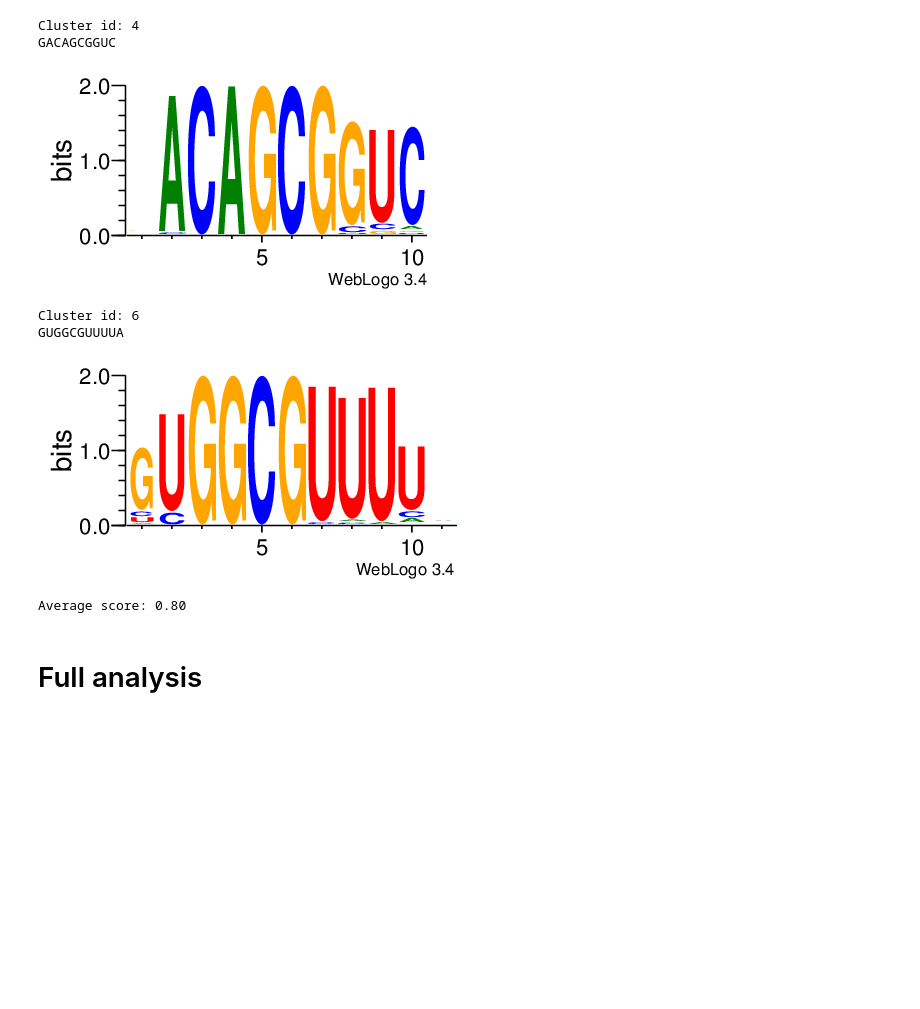
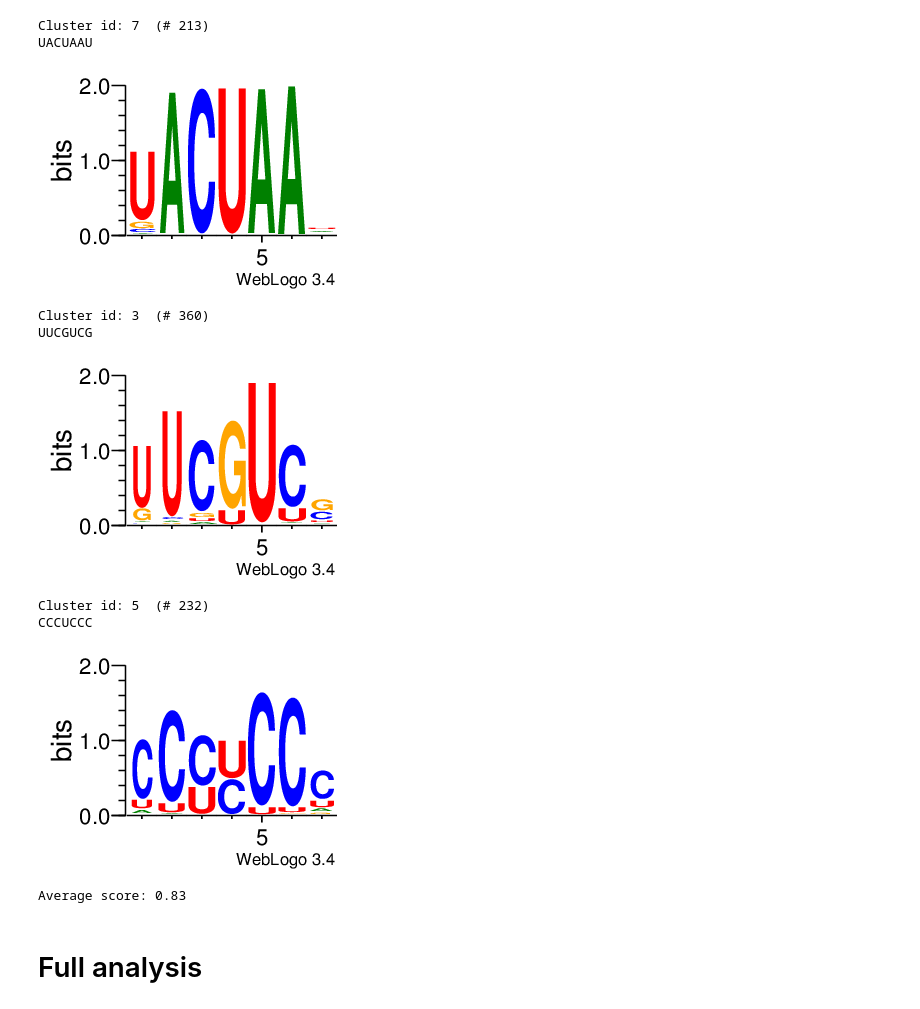
Before and after one commit to fabriziocosta/EDeN_examples, a Jupyter notebook: bioinf/motif/SMoD artificial.ipynb, the cells around one changed output. Cells and saved outputs as stored; diff of their text form; code cells hidden in the pictures; blank space fills up the shorter version.

Commit message:
motif

```diff
--- a/bioinf/motif/SMoD artificial.ipynb
+++ b/bioinf/motif/SMoD artificial.ipynb
@@ -250,23 +143,24 @@ def make_artificial_dataset(alphabet='ACGU',
             counter += 1
     return seqs, np.array(targets), motives
 # %%
-motif_length=10
-n_motives=2
+motif_length=6
+n_motives=3
 sequence_length=50
-n_sequences=300*n_motives
+n_sequences=1000*n_motives
 perturbation_prob=0.2
 
 pos_seqs, targets, orig_motives = make_artificial_dataset('ACGU',motif_length,sequence_length,n_sequences,n_motives,perturbation_prob)
 # %%
 from eden.modifier.seq import seq_to_seq, shuffle_modifier
-neg_seqs = seq_to_seq(pos_seqs, modifier=shuffle_modifier, times=1, order=2)
+neg_seqs = seq_to_seq(pos_seqs, modifier=shuffle_modifier, times=2, order=1)
 neg_seqs = list(neg_seqs)
 # %%
-complexity=4
+complexity=3
 n_clusters=n_motives*5
 min_subarray_size=motif_length-motif_length/2
 max_subarray_size=motif_length+motif_length/2
-block_size=n_sequences/8
+pos_block_size=len(pos_seqs)/8
+neg_block_size=len(neg_seqs)/8
 # %%
 print 'motif_length:',motif_length
 print 'n_motives:',n_motives
@@ -343,36 +241,42 @@ GUUGCGUCUU CCCACUCGGCAAGUAGUGAAGUUGCGUCUUAAAUUGUAUAAGGGAGUUUA
 # %%
 pos_size = len(pos_seqs)
 train_pos_seqs = pos_seqs[:pos_size/2]
 test_pos_seqs = pos_seqs[pos_size/2:]
 
 neg_size = len(neg_seqs)
 train_neg_seqs = neg_seqs[:neg_size/2]
 test_neg_seqs = neg_seqs[neg_size/2:]
 
 from eden.sequence_motif_decomposer import SequenceMotifDecomposer as SMoD
 smod=SMoD(complexity=complexity,
           n_clusters=n_clusters,
           min_subarray_size=min_subarray_size,
           max_subarray_size=max_subarray_size,
-          pos_block_size=block_size,
-          neg_block_size=block_size)
+          pos_block_size=pos_block_size,
+          neg_block_size=neg_block_size)
 smod = smod.fit(train_pos_seqs, train_neg_seqs)
-clusters = smod.predict(test_pos_seqs)
-motives = smod.compute_motives(clusters,
-                               min_score=min_subarray_size,
-                               min_freq=0.6,
-                               min_cluster_size=(n_sequences/n_motives)/50)
-logos = smod.display_logos(select_best_matching(motives, orig_motives))
+orig_clusters = smod.predict(test_pos_seqs)
+clusters, motives = smod.merge(orig_clusters,
+                               similarity_threshold=0.5,
+                               min_score=4,
+                               min_freq=.5,
+                               min_cluster_size=10)
+selected = select_best_matching(motives, orig_motives)
+selected = list(selected)
+logos = smod.display_logos(selected)
 avg_score = np.mean([s for s in best_matching_scores(motives, orig_motives)])
 print 'Average score: %.2f' % avg_score
 # %% [output]
-Cluster id: 4
-GACAGCGGUC
+Cluster id: 7  (# 213)
+UACUAAU
-[figure, old version]
+[figure, new version]
-Cluster id: 6
-GUGGCGUUUUA
+Cluster id: 3  (# 360)
+UUCGUCG
-[figure, old version]
+[figure, new version]
-Average score: 0.80
+Cluster id: 5  (# 232)
+CCCUCCC
+[figure, added]
+Average score: 0.83
 # %% [markdown]
 # Full analysis
 # %%
```
Also changed, not shown: parts of 7 cells of this notebook, 2 other files.
